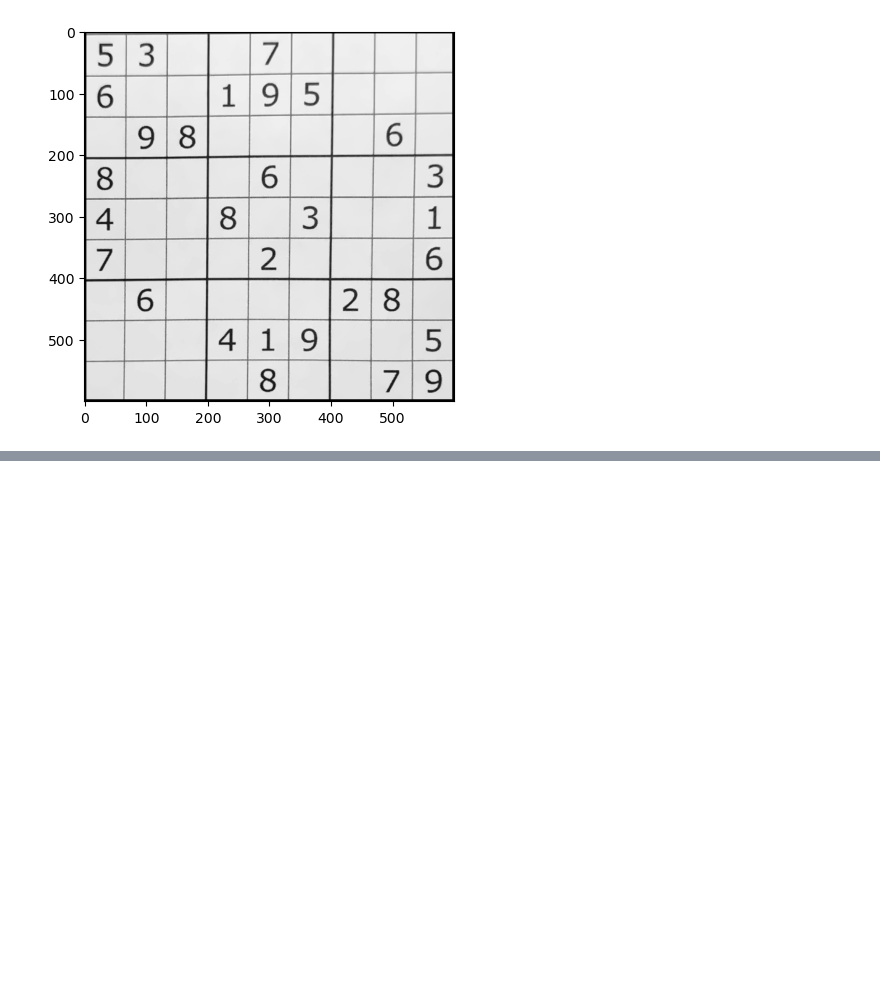
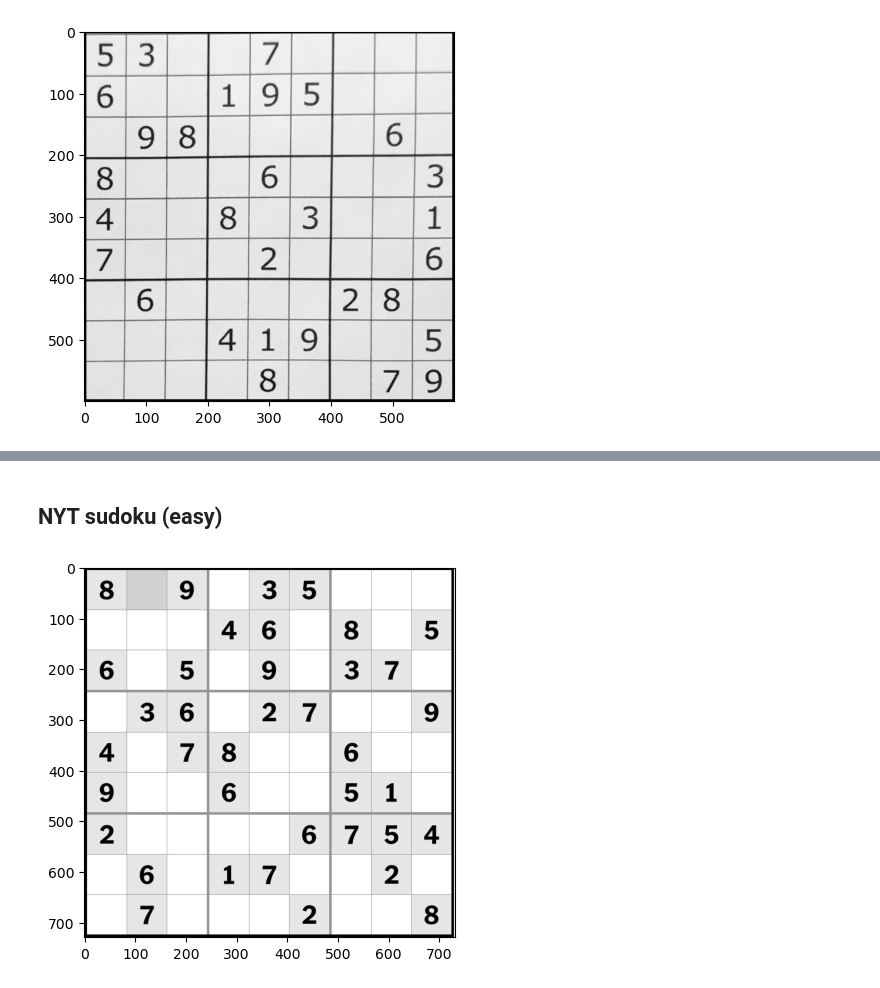
Before and after one commit to NikhilTilak/sudoku-solver, a Jupyter notebook: notebooks/example.ipynb, the cells around one changed output, grey strips where cells are left out. Saved outputs shown, nothing was run; the diff lists cells and outputs as text; code cells hidden in the pictures; blank space fills up the shorter version.

```diff
--- a/notebooks/example.ipynb
+++ b/notebooks/example.ipynb
@@ -169,0 +146,15 @@ solved in 10 turns
+# %% [markdown]
+## NYT sudoku (easy)
+# %%
+fp=TEST_IMAGES.joinpath("sudoku_nyt_easy.jpg")
+
+image = imread(fp)
+image = rgb2gray(image[:,:,:3])
+image = cv.fastNlMeansDenoising(np.uint8(image*255.0))
+# image = (image - image.min())/(image.max()-image.min())
+
+fig, ax = plt.subplots()
+ax.imshow(image, 'gray')
+plt.show()
+# %% [output]
+[figure, added]
```
Also changed, not shown: parts of 17 cells of this notebook, 7 other files.
